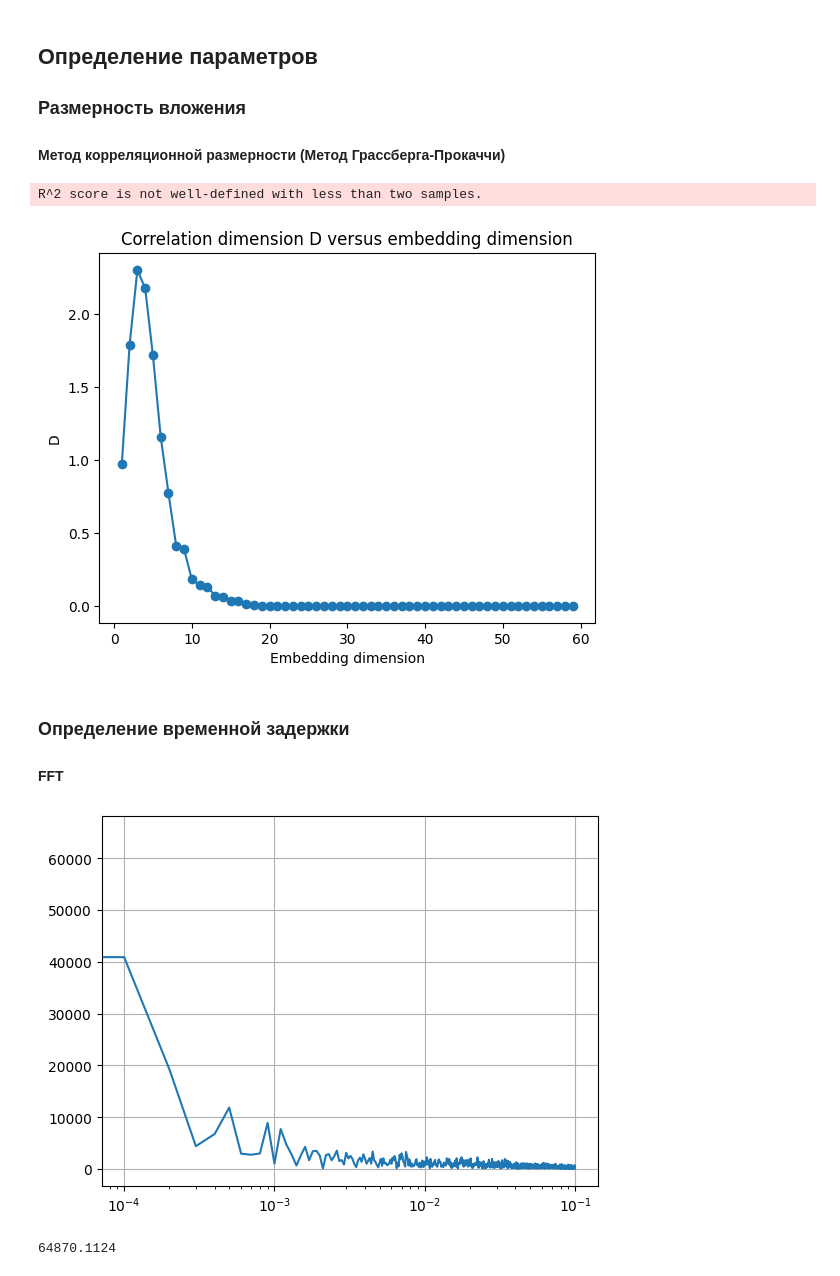
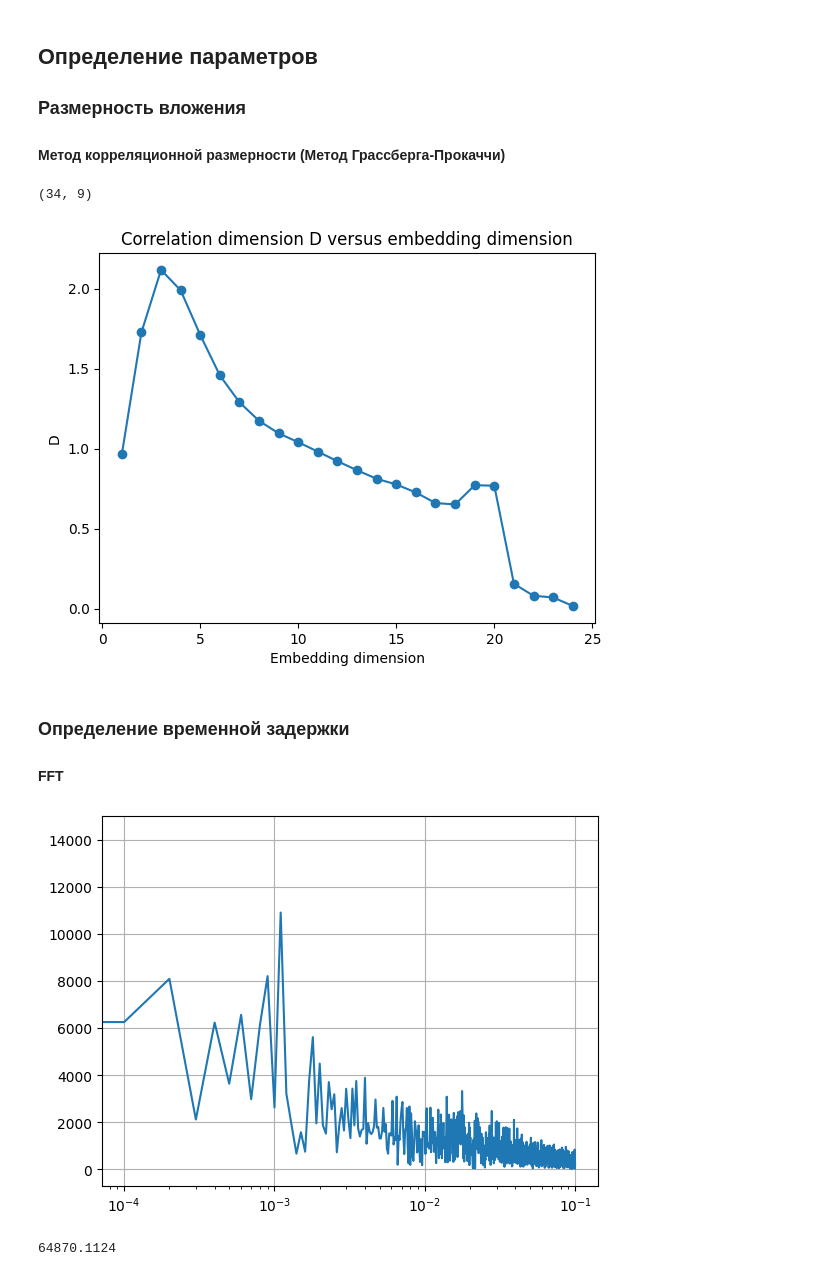
Before and after one commit to Felecort/TDA_Uni, a Jupyter notebook: src/topology-child-mind-institute.ipynb, the cells around one changed output. Drawn from its saved outputs; the diff is of its cells as text; code cells hidden in the pictures.

Commit message:
giotda optimal parameters

```diff
--- a/src/topology-child-mind-institute.ipynb
+++ b/src/topology-child-mind-institute.ipynb
@@ -91,7 +91,7 @@ memory usage: 8.9 MB
 # %%
 # train_series.to_csv('train_series.csv')
 # %%
-anglez_series = train_series["anglez"].to_numpy()[800:2800] # train_series[train_series.series_id == '038441c925bb'].anglez
+anglez_series = train_series["anglez"].to_numpy()[1000:3000] # train_series[train_series.series_id == '038441c925bb'].anglez
 enmo_series = train_series["enmo"].to_numpy()[:2000]
 # %% [markdown]
 # Временные ряды
@@ -105,23 +105,26 @@ fig.show()
 ### Размерность вложения
 
 #### Метод корреляционной размерности (Метод Грассберга-Прокаччи)
+# %%
+takens_embedding_optimal_parameters(anglez_series, max_time_delay=50, max_dimension=30,  n_jobs=1)
+# %% [output]
+(34, 9)
 # %%
 # Calculates the correlation dimension with the Grassberger-Procaccia algorithm
 corr_dims = []
-embd_dims_range = (1, 60)
+embd_dims_range = (1, 25)
 
 for emb_dim in tqdm(range(*embd_dims_range)):
-    D = nolds.corr_dim(train_series["anglez"].to_numpy()[800:2800], emb_dim)
+    D = nolds.corr_dim(anglez_series, emb_dim)
     corr_dims.append(D)
 
 plt.plot(range(*embd_dims_range), corr_dims, 'o-')
 plt.xlabel("Embedding dimension")
 plt.ylabel("D")
 plt.title("Correlation dimension D versus embedding dimension")
 plt.show()
 # %% [output]
-R^2 score is not well-defined with less than two samples.
-[figure, old version]
+[figure, new version]
 # %% [markdown]
 ### Определение временной задержки
 #### FFT
@@ -139,7 +142,7 @@ plt.xscale('log')
 plt.grid()
 plt.show()
 # %% [output]
-[figure, old version]
+[figure, new version]
 # %%
 # %% [output]
 64870.1124
```
Also changed, not shown: parts of 1 cell of this notebook.
